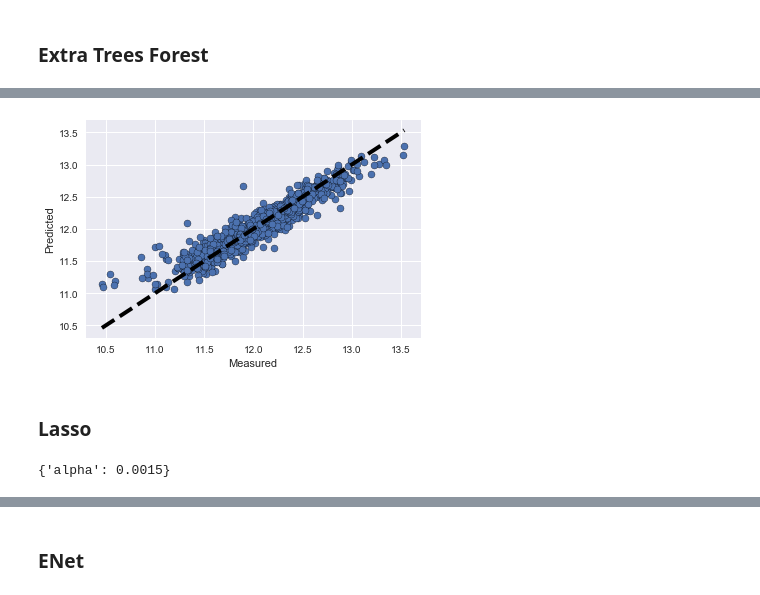
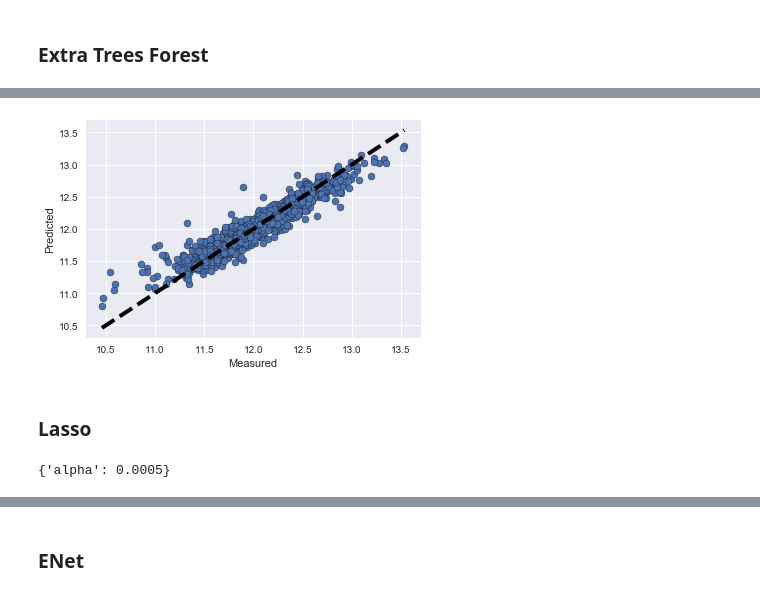
Before and after one commit to Ablomis/Kaggle, a Jupyter notebook: House Prices/HousePricesRedux.ipynb, the cells around one changed output, grey strips where cells are left out. Cells and saved outputs as stored; diff of their text form; code cells hidden in the pictures.

```diff
--- a/House Prices/HousePricesRedux.ipynb
+++ b/House Prices/HousePricesRedux.ipynb
@@ -346,5 +331,5 @@ Skew in numerical features:
 # %%
-skewness = skewness[abs(skewness.Skew) > 0.75]
+skewness = skewness[abs(skewness) > 0.75]
 print("There are {} skewed numerical features to Box Cox transform".format(skewness.shape[0]))
 
 from scipy.special import boxcox1p
@@ -363,2 +348,5 @@ print(all_data.shape)
+# %%
+train = all_data[:ntrain]
+test = all_data[ntrain:]
 # %% [markdown]
 # Feature Selection
@@ -371,9 +353,10 @@ test_df = all_data[ntrain:]
 # %%
+from sklearn.ensemble import ExtraTreesClassifier, ExtraTreesRegressor
 # Build a forest and compute the feature importances
 forest = ExtraTreesRegressor(n_estimators=250,
                               random_state=0)
 
-forest.fit(train_df, y_train)
+forest.fit(train, y_train)
 importances = forest.feature_importances_
 std = np.std([tree.feature_importances_ for tree in forest.estimators_],
              axis=0)
@@ -382,16 +365,16 @@ indices = np.argsort(importances)[::-1]
 # Print the feature ranking
 print("Feature ranking:")
 
-for f in range(train_df.shape[1]):
+for f in range(train.shape[1]):
     print("%d. feature %d (%f) | (%f)" % (f + 1, indices[f], importances[indices[f]],np.cumsum(importances[indices])[f]))
 
 # Plot the feature importances of the forest
 plt.figure()
 plt.title("Feature importances")
-plt.bar(range(train_df.shape[1]), importances[indices],
+plt.bar(range(train.shape[1]), importances[indices],
        color="r", yerr=std[indices], align="center")
-plt.xticks(range(train_df.shape[1]), indices)
-plt.xlim([-1, train_df.shape[1]])
+plt.xticks(range(train.shape[1]), indices)
+plt.xlim([-1, train.shape[1]])
 plt.show()
 # %% [output]
 Feature ranking:
@@ -440,6 +411,6 @@ new_test = test_df[test_df.columns[indices[0:200]]]
 # %%
 from sklearn.decomposition import PCA
 
-pca = PCA(n_components=25)
-pca.fit(new_train)
+pca = PCA(n_components=50)
+pca.fit(train)
 # %% [output]
@@ -481,27 +461,27 @@ ExtraTreesRegressor score: 0.1297 (0.0086)
 # %%
-
+from sklearn.model_selection import cross_val_predict
 # cross_val_predict returns an array of the same size as `y` where each entry
 # is a prediction obtained by cross validation:
 y = y_train
-predicted = cross_val_predict(xforest, new_train, y, cv=3)
+predicted = cross_val_predict(xforest, train, y, cv=5)
 
 
 fig, ax = plt.subplots()
 ax.scatter(y, predicted, edgecolors=(0, 0, 0))
 ax.plot([y.min(), y.max()], [y.min(), y.max()], 'k--', lw=4)
 ax.set_xlabel('Measured')
 ax.set_ylabel('Predicted')
 plt.show()
 # %% [output]
-[figure, old version]
+[figure, new version]
 # %% [markdown]
 ### Lasso
 # %%
-parameters = {'alpha':[0.0001,0.001, 0.0015,0.02,0.005]}
+parameters = {'alpha':[0.0001,0.001, 0.0015,0.02,0.0005]}
 lasso_p = Lasso()
 clf = GridSearchCV(lasso_p, parameters)
-clf.fit(new_train.values, y_train)
+clf.fit(train.values, y_train)
 clf.best_params_
 # %% [output]
-{'alpha': 0.0015}
+{'alpha': 0.0005}
 # %%
```
Also changed, not shown: parts of 77 cells of this notebook.
